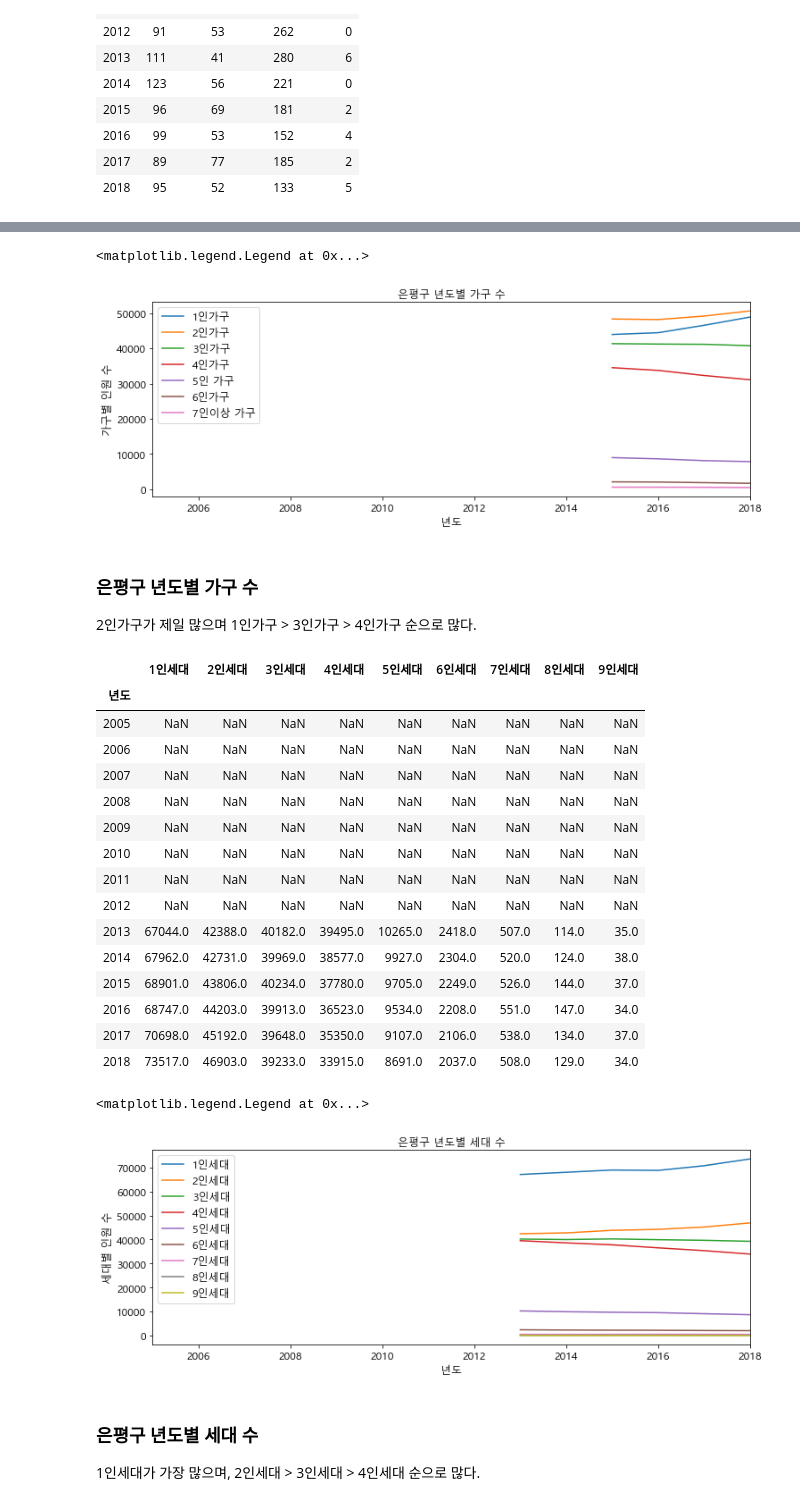
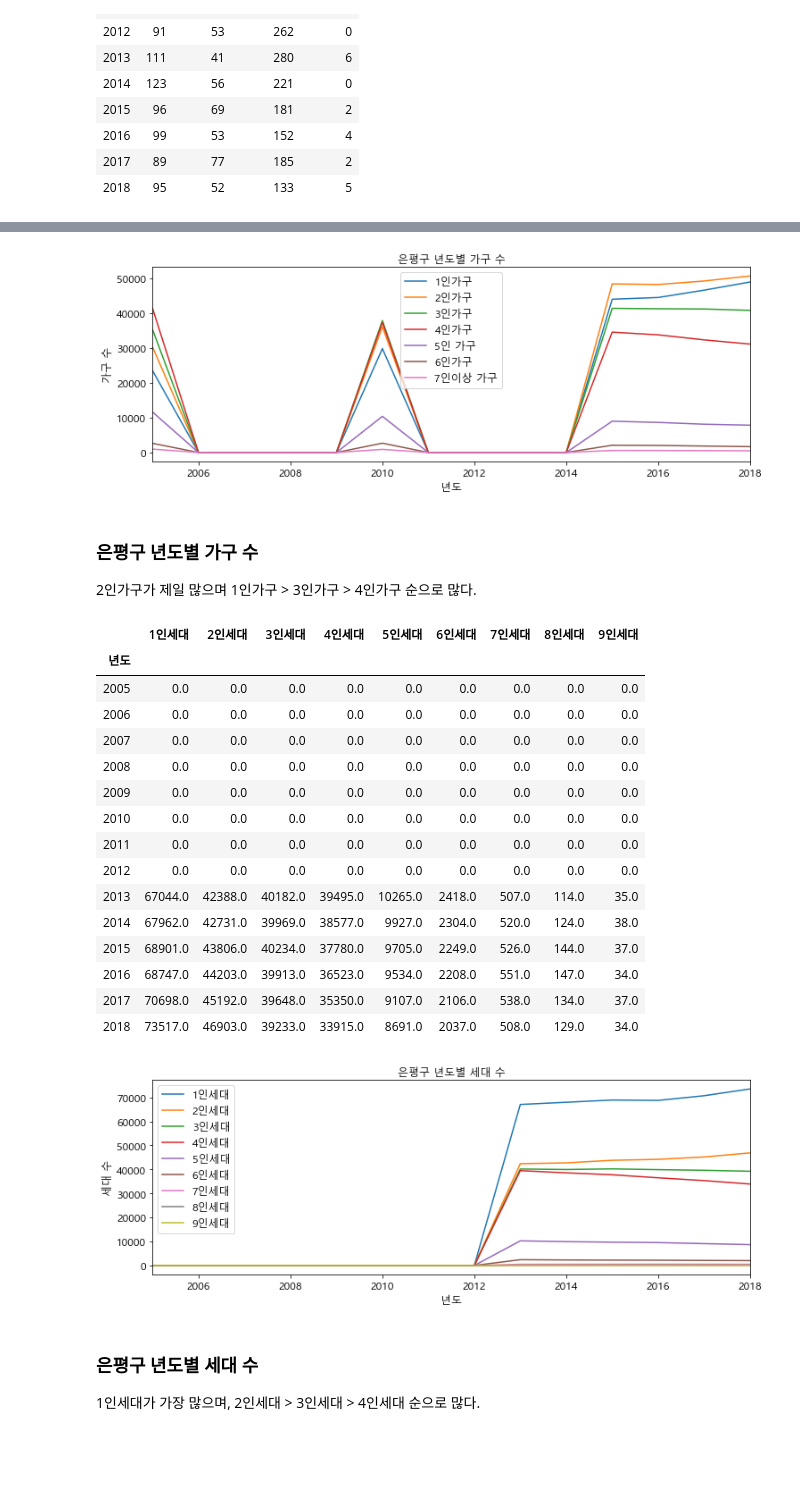
Before and after one commit to Kohayoung/shelter_dog, a Jupyter notebook: 1216_은평구 시각화.ipynb, the cells around one changed output, grey strips where cells are left out. Cells and saved outputs as stored; diff of their text form; code cells hidden in the pictures; blank space fills up the shorter version.

```diff
--- a/1216_은평구 시각화.ipynb
+++ b/1216_은평구 시각화.ipynb
@@ -32,6 +32,7 @@ df
 # %%
 df_eun = df[df['자치구']=='은평구']
 df_eun = df_eun.set_index('년도')
+df_eun = df_eun.fillna(0)
 df_eun
 # %% [output]
 |  | 자치구 | 사람 수 | 남자수 | 여자수 | 유기견수 | 복귀 | 입양분양 | 폐사안락사 | 계류기증 | 있다 | ... | ... |
@@ -150,9 +153,10 @@ ax = df_e.plot(kind="line", title="은평구 년도별 가구 수", figsize=(12,
 ax.set_xlabel("년도", fontsize=12)
 ax.set_ylabel("가구 수", fontsize=12)
 ax.legend(['1인가구','2인가구','3인가구','4인가구','5인 가구','6인가구','7인이상 가구'], fontsize=12)
+
+plt.savefig('graph/eun3.png', dpi=300)
 # %% [output]
-<matplotlib.legend.Legend at 0x...>
-[figure, old version]
+[figure, new version]
 # %% [markdown]
 ### 은평구 년도별 가구 수
 2인가구가 제일 많으며 1인가구 > 3인가구 > 4인가구 순으로 많다.
@@ -163,14 +167,14 @@ df_f
 # %% [output]
 |  | 1인세대 | 2인세대 | 3인세대 | 4인세대 | 5인세대 | 6인세대 | 7인세대 | 8인세대 | 9인세대 |
 | 년도 |  |  |  |  |  |  |  |  |  |
-| 2005 | NaN | NaN | NaN | NaN | NaN | NaN | NaN | NaN | NaN |
-| 2006 | NaN | NaN | NaN | NaN | NaN | NaN | NaN | NaN | NaN |
-| 2007 | NaN | NaN | NaN | NaN | NaN | NaN | NaN | NaN | NaN |
-| 2008 | NaN | NaN | NaN | NaN | NaN | NaN | NaN | NaN | NaN |
-| 2009 | NaN | NaN | NaN | NaN | NaN | NaN | NaN | NaN | NaN |
-| 2010 | NaN | NaN | NaN | NaN | NaN | NaN | NaN | NaN | NaN |
-| 2011 | NaN | NaN | NaN | NaN | NaN | NaN | NaN | NaN | NaN |
-| 2012 | NaN | NaN | NaN | NaN | NaN | NaN | NaN | NaN | NaN |
+| 2005 | 0.0 | 0.0 | 0.0 | 0.0 | 0.0 | 0.0 | 0.0 | 0.0 | 0.0 |
+| 2006 | 0.0 | 0.0 | 0.0 | 0.0 | 0.0 | 0.0 | 0.0 | 0.0 | 0.0 |
+| 2007 | 0.0 | 0.0 | 0.0 | 0.0 | 0.0 | 0.0 | 0.0 | 0.0 | 0.0 |
+| 2008 | 0.0 | 0.0 | 0.0 | 0.0 | 0.0 | 0.0 | 0.0 | 0.0 | 0.0 |
+| 2009 | 0.0 | 0.0 | 0.0 | 0.0 | 0.0 | 0.0 | 0.0 | 0.0 | 0.0 |
+| 2010 | 0.0 | 0.0 | 0.0 | 0.0 | 0.0 | 0.0 | 0.0 | 0.0 | 0.0 |
+| 2011 | 0.0 | 0.0 | 0.0 | 0.0 | 0.0 | 0.0 | 0.0 | 0.0 | 0.0 |
+| 2012 | 0.0 | 0.0 | 0.0 | 0.0 | 0.0 | 0.0 | 0.0 | 0.0 | 0.0 |
 | 2013 | 67044.0 | 42388.0 | 40182.0 | 39495.0 | 10265.0 | 2418.0 | 507.0 | 114.0 | 35.0 |
 | 2014 | 67962.0 | 42731.0 | 39969.0 | 38577.0 | 9927.0 | 2304.0 | 520.0 | 124.0 | 38.0 |
 | 2015 | 68901.0 | 43806.0 | 40234.0 | 37780.0 | 9705.0 | 2249.0 | 526.0 | 144.0 | 37.0 |
@@ -180,12 +184,13 @@ df_f
 # %%
 #은평구 년도별 세대 수 [시각화]
 ax = df_f.plot(kind="line", title="은평구 년도별 세대 수", figsize=(12,4), legend=True, fontsize=12)
 ax.set_xlabel("년도", fontsize=12)
-ax.set_ylabel('세대별 인원 수', fontsize=12)
+ax.set_ylabel('세대 수', fontsize=12)
 ax.legend(['1인세대','2인세대','3인세대','4인세대','5인세대','6인세대','7인세대','8인세대','9인세대'], fontsize=12)
+
+plt.savefig('graph/eun4.png', dpi=300)
 # %% [output]
-<matplotlib.legend.Legend at 0x...>
-[figure, old version]
+[figure, new version]
 # %% [markdown]
 ### 은평구 년도별 세대 수
 1인세대가 가장 많으며, 2인세대 > 3인세대 > 4인세대 순으로 많다.
```
Also changed, not shown: parts of 26 cells of this notebook, 23 other files.
